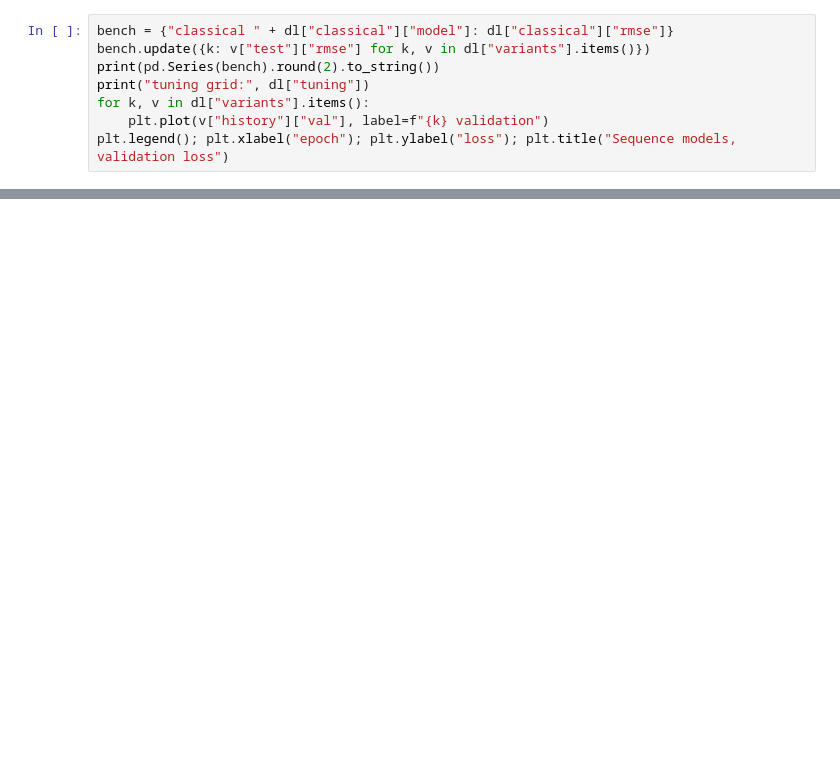
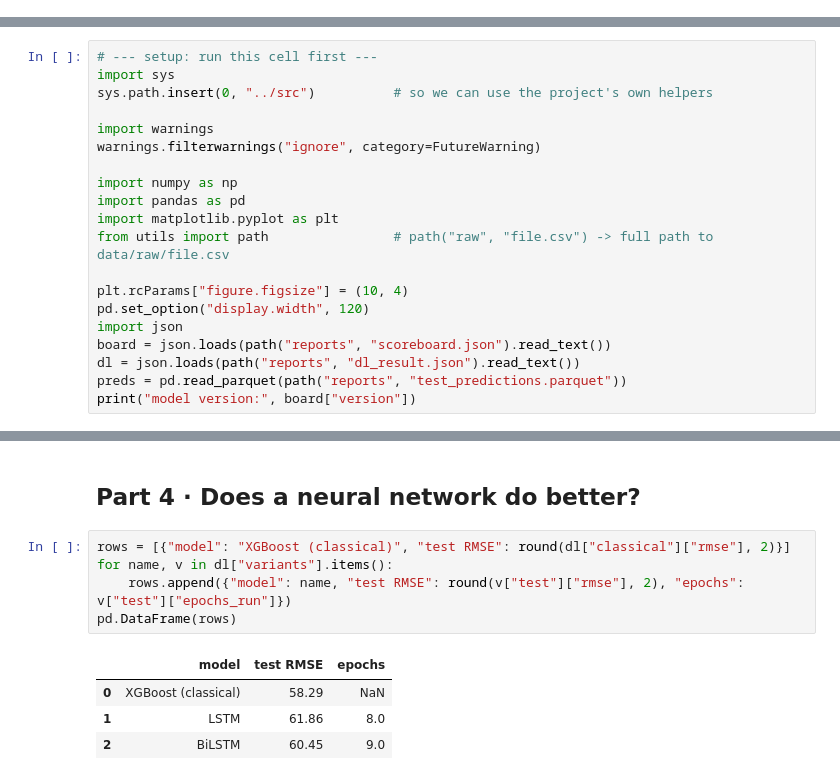
Before and after one commit to Dhamaru/flowcast, a Jupyter notebook: notebooks/03_modelling.ipynb, the cells around one changed output, grey strips where cells are left out. Drawn from its saved outputs; the diff is of its cells as text; blank space fills up the shorter version.

```diff
--- a/notebooks/03_modelling.ipynb
+++ b/notebooks/03_modelling.ipynb
@@ -49,8 +0,0 @@ h.round(3)
-# %%
-bench = {"classical " + dl["classical"]["model"]: dl["classical"]["rmse"]}
-bench.update({k: v["test"]["rmse"] for k, v in dl["variants"].items()})
-print(pd.Series(bench).round(2).to_string())
-print("tuning grid:", dl["tuning"])
-for k, v in dl["variants"].items():
-    plt.plot(v["history"]["val"], label=f"{k} validation")
-plt.legend(); plt.xlabel("epoch"); plt.ylabel("loss"); plt.title("Sequence models, validation loss")
@@ -110,0 +11,20 @@ Calibration check: the average predicted accident probability should sit close t
+# %%
+# --- setup: run this cell first ---
+import sys
+sys.path.insert(0, "../src")          # so we can use the project's own helpers
+
+import warnings
+warnings.filterwarnings("ignore", category=FutureWarning)
+
+import numpy as np
+import pandas as pd
+import matplotlib.pyplot as plt
+from utils import path                # path("raw", "file.csv") -> full path to data/raw/file.csv
+
+plt.rcParams["figure.figsize"] = (10, 4)
+pd.set_option("display.width", 120)
+import json
+board = json.loads(path("reports", "scoreboard.json").read_text())
+dl = json.loads(path("reports", "dl_result.json").read_text())
+preds = pd.read_parquet(path("reports", "test_predictions.parquet"))
+print("model version:", board["version"])
@@ -110,0 +160,12 @@ Calibration check: the average predicted accident probability should sit close t
+# %% [markdown]
+## Part 4 · Does a neural network do better?
+# %%
+rows = [{"model": "XGBoost (classical)", "test RMSE": round(dl["classical"]["rmse"], 2)}]
+for name, v in dl["variants"].items():
+    rows.append({"model": name, "test RMSE": round(v["test"]["rmse"], 2), "epochs": v["test"]["epochs_run"]})
+pd.DataFrame(rows)
+# %% [output]
+|  | model | test RMSE | epochs |
+| 0 | XGBoost (classical) | 58.29 | NaN |
+| 1 | LSTM | 61.86 | 8.0 |
+| 2 | BiLSTM | 60.45 | 9.0 |
```
Also changed, not shown: parts of 38 cells of this notebook, 13 other files.
